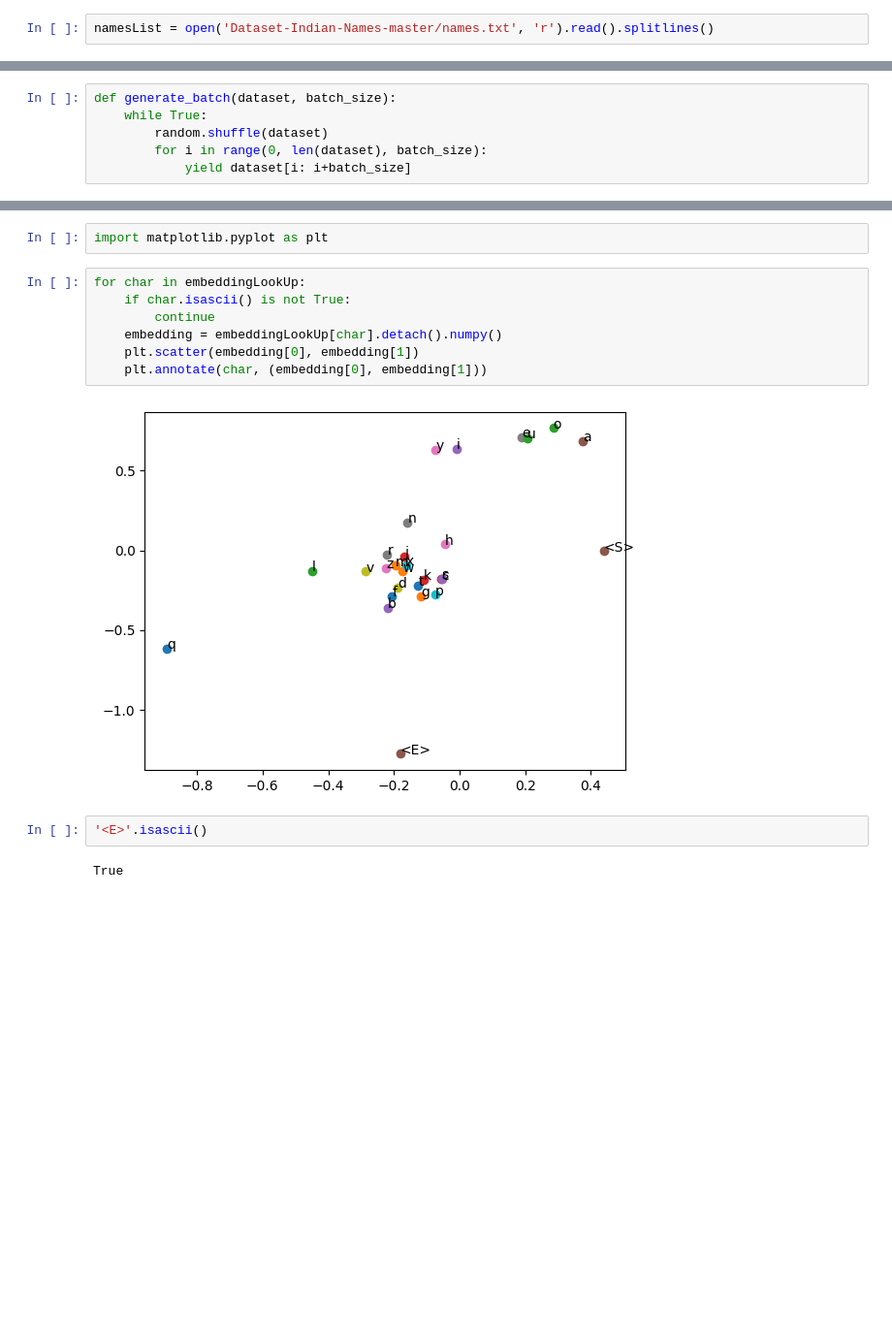
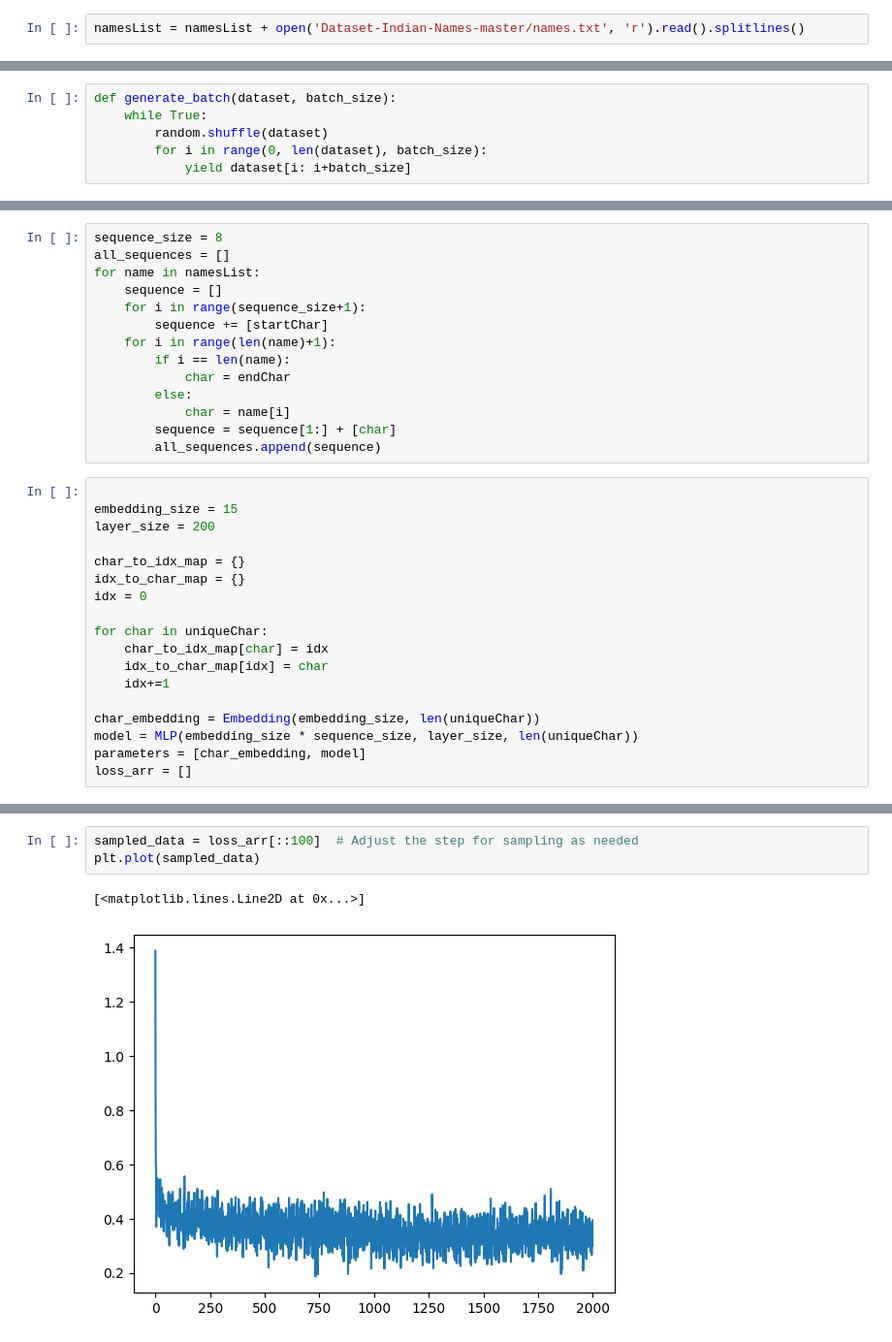
Before and after one commit to scaars10/makemore, a Jupyter notebook: Makemore.ipynb, the cells around one changed output, grey strips where cells are left out. Shown at 97% size. Cells and saved outputs as stored; diff of their text form; blank space fills up the shorter version.

Commit message:
Batch Norm working and names are somewhat reasonable

```diff
--- a/Makemore.ipynb
+++ b/Makemore.ipynb
@@ -13,7 +14,7 @@ namesList = tempDf['name'][tempDf['name'].notna()].tolist()
 tempDf = pd.read_csv('Dataset-Indian-Names-master/Indian-Female-Names.csv')
 namesList.extend(tempDf['name'][tempDf['name'].notna()].tolist())
 # %%
-namesList = open('Dataset-Indian-Names-master/names.txt', 'r').read().splitlines()
+namesList = namesList + open('Dataset-Indian-Names-master/names.txt', 'r').read().splitlines()
 # %%
 uniqueChar = set()
 for name in namesList:
@@ -94 +123,33 @@ lossArr = []
+# %%
+sequence_size = 8
+all_sequences = []
+for name in namesList:
+    sequence = []
+    for i in range(sequence_size+1):
+        sequence += [startChar]
+    for i in range(len(name)+1):
+        if i == len(name):
+            char = endChar
+        else:
+            char = name[i]
+        sequence = sequence[1:] + [char]
+        all_sequences.append(sequence)
+# %%
+
+embedding_size = 15
+layer_size = 200
+
+char_to_idx_map = {}
+idx_to_char_map = {}
+idx = 0
+
+for char in uniqueChar:
+    char_to_idx_map[char] = idx
+    idx_to_char_map[idx] = char
+    idx+=1
+
+char_embedding = Embedding(embedding_size, len(uniqueChar))
+model = MLP(embedding_size * sequence_size, layer_size, len(uniqueChar))
+parameters = [char_embedding, model]
+loss_arr = []
 # %%
@@ -161,15 +224,6 @@ for i in range(num_iterations):
-# %%
-import matplotlib.pyplot as plt
-# %%
-for char in embeddingLookUp:
-    if char.isascii() is not True:
-        continue
-    embedding = embeddingLookUp[char].detach().numpy()
-    plt.scatter(embedding[0], embedding[1])
-    plt.annotate(char, (embedding[0], embedding[1]))
-# %% [output]
-[figure, removed]
-# %%
-'<E>'.isascii()
-# %% [output]
-True
+# %%
+sampled_data = loss_arr[::100]  # Adjust the step for sampling as needed
+plt.plot(sampled_data)
+# %% [output]
+[<matplotlib.lines.Line2D at 0x...>]
+[figure, added]
```
Also changed, not shown: parts of 17 cells of this notebook.
